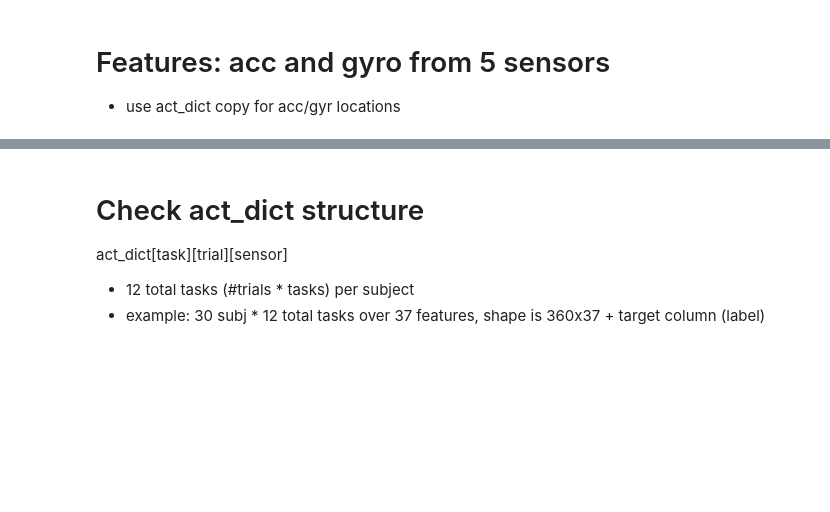
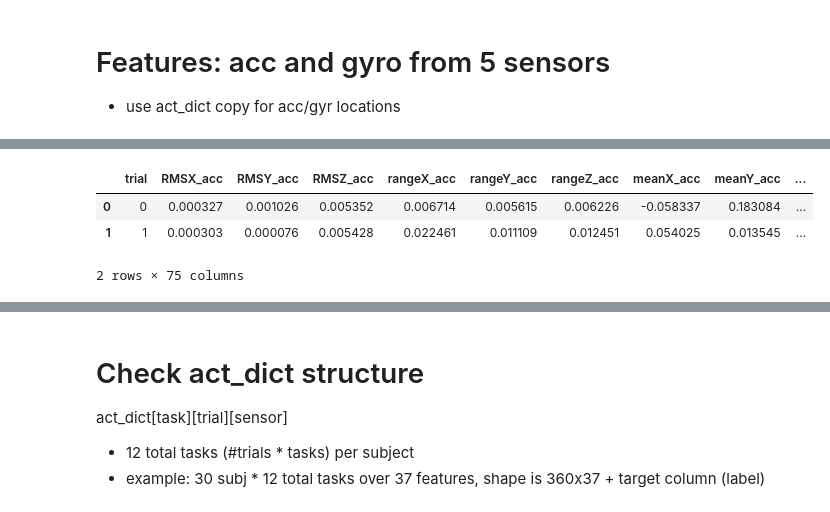
Before and after one commit to kamshee/activity-recognition-process, a Jupyter notebook: TestFeatures.ipynb, the cells around one changed output, grey strips where cells are left out. Cells and saved outputs as stored; diff of their text form; code cells hidden in the pictures; blank space fills up the shorter version.

Commit message:
Debug gen_clips_merged

```diff
--- a/TestFeatures.ipynb
+++ b/TestFeatures.ipynb
@@ -431,12 +419,3 @@ def aggregateAcc(clip_data):
-# %%
-# clip and flatten dataframe
-locations = ['tibialis_anterior_left', 'gastrocnemius_right', 'sacrum']
-finaldf = pd.DataFrame()
-for task in act_dict.keys():
-    for location in locations:
-        print('task ',task,' and location ',location)
-        clip_data = gen_clips(act_dict,task,location,clipsize=10000,verbose=True)
-        finaldf = pd.concat([finaldf,tempdf]
 # %% [markdown]
 # Features: acc only - all sensors
 - need to modify feature_extraction2() and aggregateAccGyroTrial()
@@ -479,3 +462,23 @@ dict_keys(['LYING', 'SITTING', 'STANDING', 'WALKING', 'STAIRS DOWN', 'STAIRS UP'
 - use act_dict copy for acc/gyr locations
 # %%
 actdictaccgyr = act_dict.copy()
+# %%
+# test 1 task
+
+# acc/gyr locations
+locations = ['sacrum']#, 'distal_lateral_shank_right', 'distal_lateral_shank_left',
+#             'posterior_forearm_right', 'posterior_forearm_left']
+accgyrodf = pd.DataFrame()
+# for task in actdictaccgyr.keys():
+task = 'LYING'
+for location in locations:
+    print('task ',task,' and location ',location)
+    clip_data = gen_clips(actdictaccgyr,task,location,clipsize=10000,verbose=True)
+#     feature_extraction2(clip_data)
+#     tempdf = aggregateAccGyroTrial(clip_data)
+
+#     ## add task and location as a column
+#     tempdf.insert(0, 'task', task)
+#     tempdf.insert(1, 'location', location)
+
+#     accgyrodf = pd.concat([accgyrodf,tempdf], ignore_index=True)
@@ -481,0 +584,6 @@ actdictaccgyr = act_dict.copy()
+# %%
+actdictaccgyr = act_dict.copy()
+locations = 'sacrum'#, 'distal_lateral_shank_right', 'distal_lateral_shank_left',
+#             'posterior_forearm_right', 'posterior_forearm_left']
+task = 'LYING'
+clip_data = gen_clips_merged(actdictaccgyr,task,locations,clipsize=10000,verbose=True)
@@ -481,0 +633,9 @@ actdictaccgyr = act_dict.copy()
+# %%
+tempdf = aggregateAccGyroTrial(clip_data)
+# %%
+tempdf
+# %% [output]
+|  | trial | RMSX_acc | RMSY_acc | RMSZ_acc | rangeX_acc | rangeY_acc | rangeZ_acc | meanX_acc | meanY_acc | ... |
+| 0 | 0 | 0.000327 | 0.001026 | 0.005352 | 0.006714 | 0.005615 | 0.006226 | -0.058337 | 0.183084 | ... |
+| 1 | 1 | 0.000303 | 0.000076 | 0.005428 | 0.022461 | 0.011109 | 0.012451 | 0.054025 | 0.013545 | ... |
+2 rows × 75 columns
```
Also changed, not shown: parts of 57 cells of this notebook, 1 other file.
